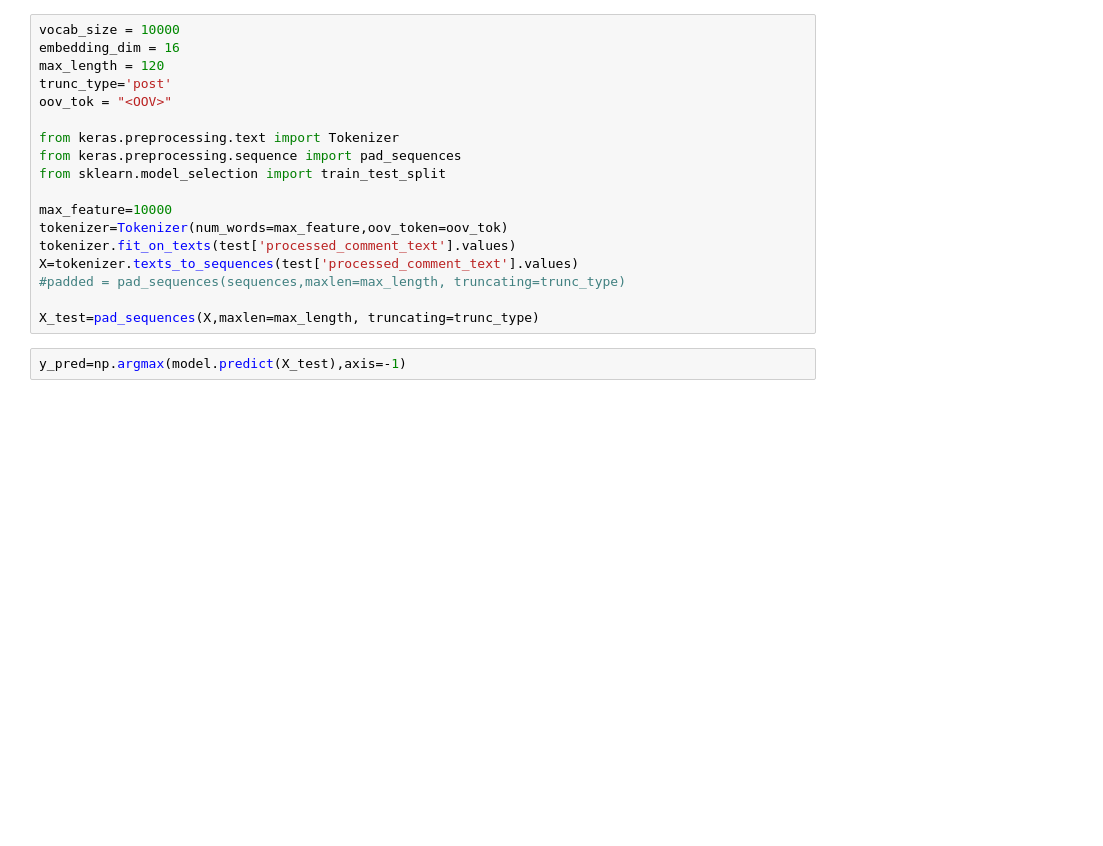
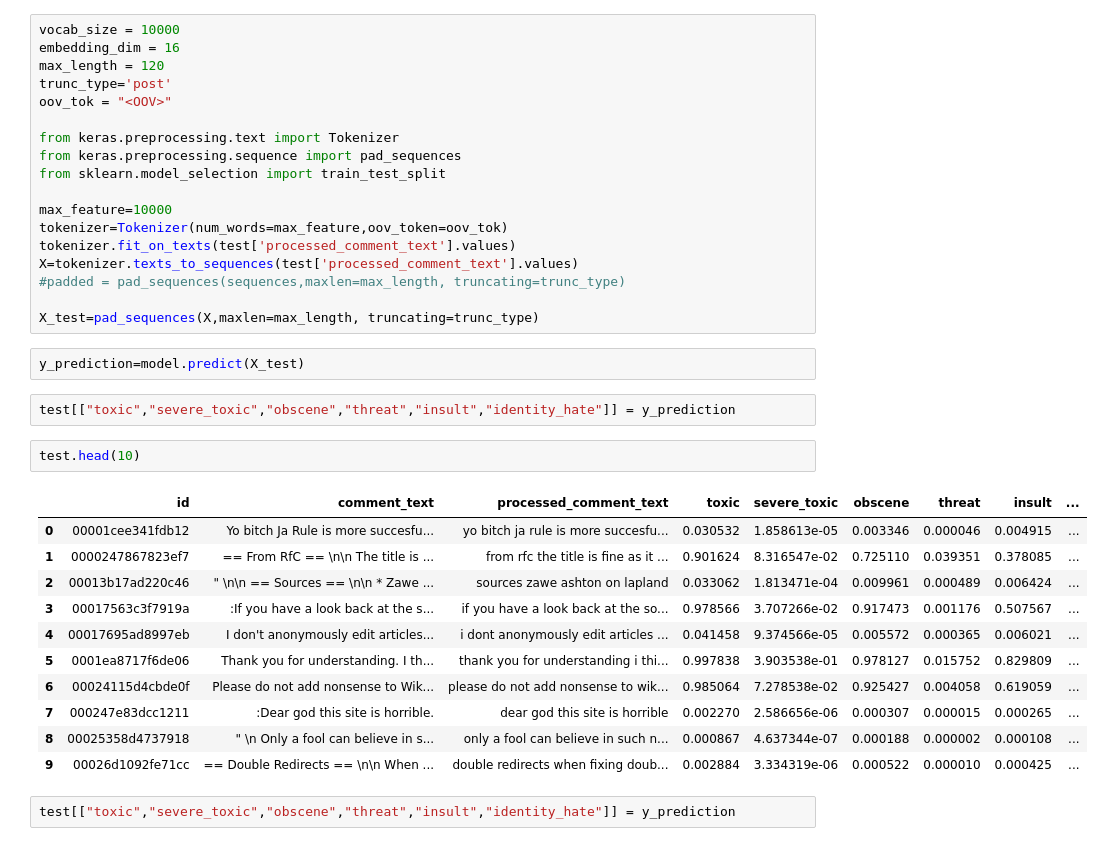
Before and after one commit to saurabhsingh1411/Deep_Learning_Projects, a Jupyter notebook: NLP/TOP PROJECTS/Toxic statement Classifier/Toxic_Classifier.ipynb, the cells around one changed output. Drawn from its saved outputs; the diff is of its cells as text; blank space fills up the shorter version.

```diff
--- a/NLP/TOP PROJECTS/Toxic statement Classifier/Toxic_Classifier.ipynb
+++ b/NLP/TOP PROJECTS/Toxic statement Classifier/Toxic_Classifier.ipynb
@@ -176,4 +176,22 @@ X=tokenizer.texts_to_sequences(test['processed_comment_text'].values)
 
 X_test=pad_sequences(X,maxlen=max_length, truncating=trunc_type)
 # %%
-y_pred=np.argmax(model.predict(X_test),axis=-1)
+y_prediction=model.predict(X_test)
+# %%
+test[["toxic","severe_toxic","obscene","threat","insult","identity_hate"]] = y_prediction
+# %%
+test.head(10)
+# %% [output]
+|  | id | comment_text | processed_comment_text | toxic | severe_toxic | obscene | threat | insult | ... |
+| 0 | 00001cee341fdb12 | Yo bitch Ja Rule is more succesfu... | yo bitch ja rule is more succesfu... | 0.030532 | 1.858613e-05 | 0.003346 | 0.000046 | 0.004915 | ... |
+| 1 | 0000247867823ef7 | == From RfC == \n\n The title is ... | from rfc the title is fine as it ... | 0.901624 | 8.316547e-02 | 0.725110 | 0.039351 | 0.378085 | ... |
+| 2 | 00013b17ad220c46 | " \n\n == Sources == \n\n * Zawe ... | sources zawe ashton on lapland | 0.033062 | 1.813471e-04 | 0.009961 | 0.000489 | 0.006424 | ... |
+| 3 | 00017563c3f7919a | :If you have a look back at the s... | if you have a look back at the so... | 0.978566 | 3.707266e-02 | 0.917473 | 0.001176 | 0.507567 | ... |
+| 4 | 00017695ad8997eb | I don't anonymously edit articles... | i dont anonymously edit articles ... | 0.041458 | 9.374566e-05 | 0.005572 | 0.000365 | 0.006021 | ... |
+| 5 | 0001ea8717f6de06 | Thank you for understanding. I th... | thank you for understanding i thi... | 0.997838 | 3.903538e-01 | 0.978127 | 0.015752 | 0.829809 | ... |
+| 6 | 00024115d4cbde0f | Please do not add nonsense to Wik... | please do not add nonsense to wik... | 0.985064 | 7.278538e-02 | 0.925427 | 0.004058 | 0.619059 | ... |
+| 7 | 000247e83dcc1211 | :Dear god this site is horrible. | dear god this site is horrible | 0.002270 | 2.586656e-06 | 0.000307 | 0.000015 | 0.000265 | ... |
+| 8 | 00025358d4737918 | " \n Only a fool can believe in s... | only a fool can believe in such n... | 0.000867 | 4.637344e-07 | 0.000188 | 0.000002 | 0.000108 | ... |
+| 9 | 00026d1092fe71cc | == Double Redirects == \n\n When ... | double redirects when fixing doub... | 0.002884 | 3.334319e-06 | 0.000522 | 0.000010 | 0.000425 | ... |
+# %%
+test[["toxic","severe_toxic","obscene","threat","insult","identity_hate"]] = y_prediction
```
Also changed, not shown: parts of 4 cells of this notebook.
